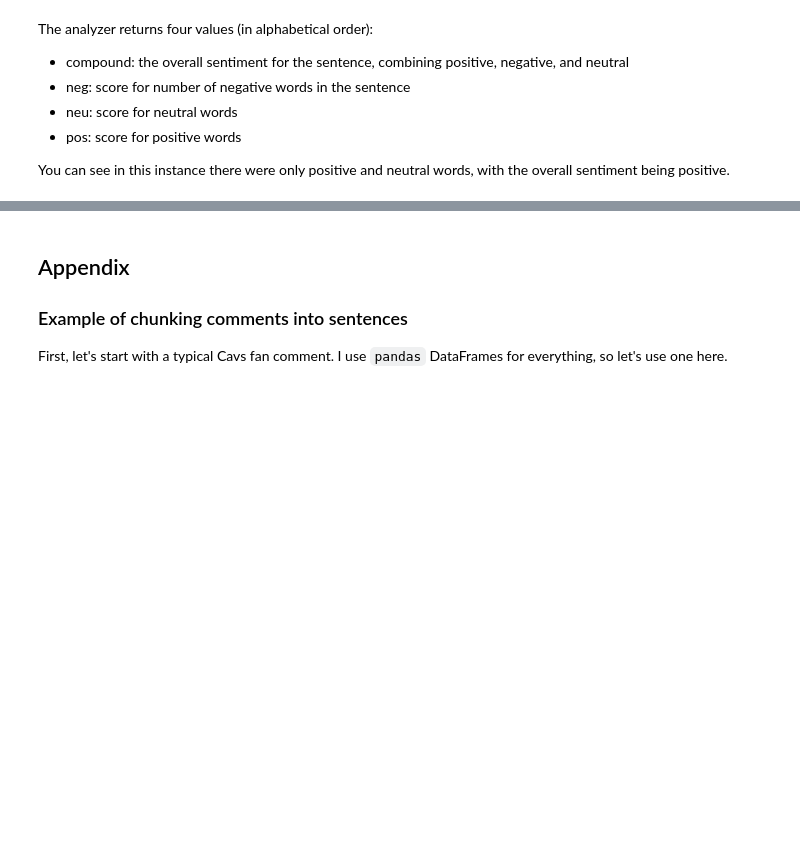
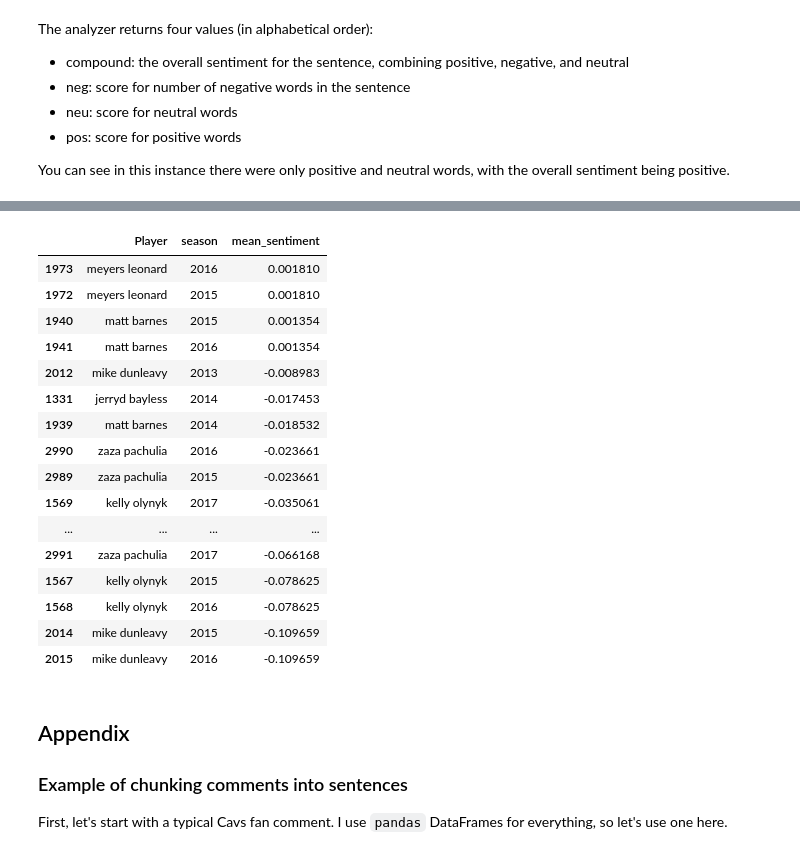
Before and after one commit to map222/trailofpapers, a Jupyter notebook: sentiment_sports/paper/calculating_player_sentiment.ipynb, the cells around one changed output, grey strips where cells are left out. Cells and saved outputs as stored; diff of their text form; code cells hidden in the pictures; blank space fills up the shorter version.

Commit message:
update sentiment notebook

```diff
--- a/sentiment_sports/paper/calculating_player_sentiment.ipynb
+++ b/sentiment_sports/paper/calculating_player_sentiment.ipynb
@@ -293,3 +293,27 @@ You can see in this instance there were only positive and neutral words, with th
+# %%
+nba_df = (pd.read_csv('../modeling_data/nba_model_data.tsv', sep='\t')
+            .rename(columns = {'compound_mean_mean':'mean_sentiment'}))
+# %%
+(nba_df.sort_values('mean_sentiment', ascending=False)
+      .query('user_count > 200').dropna(subset=['Ht']).tail(20)[['Player', 'season', 'mean_sentiment']])
+# %% [output]
+|  | Player | season | mean_sentiment |
+| 1973 | meyers leonard | 2016 | 0.001810 |
+| 1972 | meyers leonard | 2015 | 0.001810 |
+| 1940 | matt barnes | 2015 | 0.001354 |
+| 1941 | matt barnes | 2016 | 0.001354 |
+| 2012 | mike dunleavy | 2013 | -0.008983 |
+| 1331 | jerryd bayless | 2014 | -0.017453 |
+| 1939 | matt barnes | 2014 | -0.018532 |
+| 2990 | zaza pachulia | 2016 | -0.023661 |
+| 2989 | zaza pachulia | 2015 | -0.023661 |
+| 1569 | kelly olynyk | 2017 | -0.035061 |
+| ... | ... | ... | ... |
+| 2991 | zaza pachulia | 2017 | -0.066168 |
+| 1567 | kelly olynyk | 2015 | -0.078625 |
+| 1568 | kelly olynyk | 2016 | -0.078625 |
+| 2014 | mike dunleavy | 2015 | -0.109659 |
+| 2015 | mike dunleavy | 2016 | -0.109659 |
 # %% [markdown]
 ## Appendix
 ### Example of chunking comments into sentences
```
Also changed, not shown: parts of 9 cells of this notebook, 2 other files.
